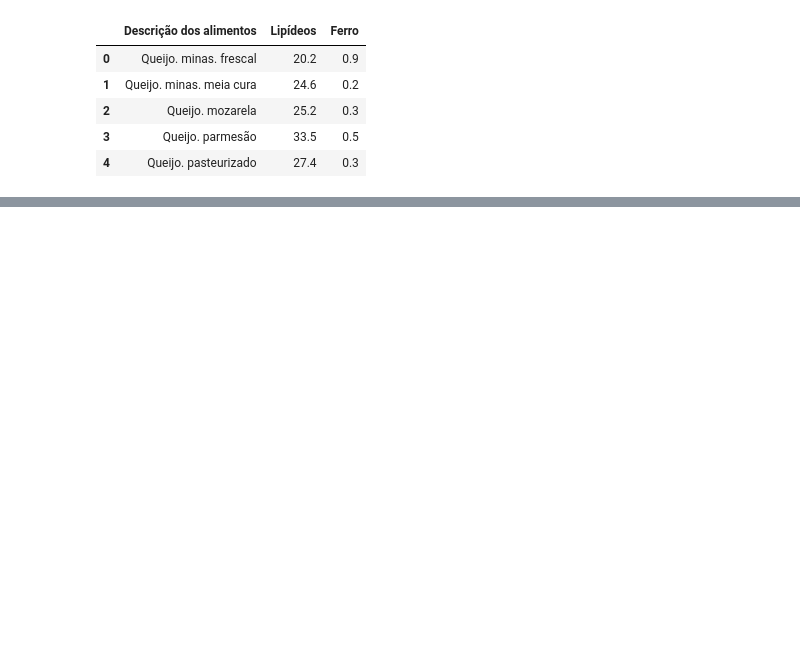
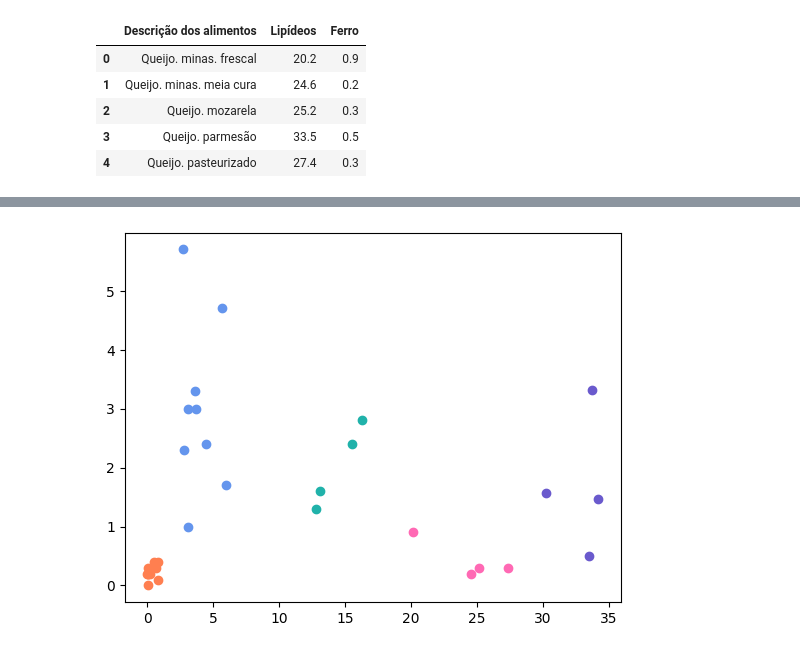
Before and after one commit to diegonogare/MachineLearning, a Jupyter notebook: 4.2_KMeans_Alimento.ipynb, the cells around one changed output, grey strips where cells are left out. Cells and saved outputs as stored; diff of their text form; code cells hidden in the pictures; blank space fills up the shorter version.

```diff
--- a/4.2_KMeans_Alimento.ipynb
+++ b/4.2_KMeans_Alimento.ipynb
@@ -47,2 +52,3 @@ plt.scatter(dados['Lipídeos'],dados['Ferro'])
 # %%
-cluster = KMeans(n_clusters=4).fit_predict(dados[['Lipídeos','Ferro']])
+#cluster = KMeans(n_clusters=4).fit(dados[['Lipídeos','Ferro']])
+cluster = KMeans(n_clusters=5).fit(dados[['Lipídeos','Ferro']])
@@ -54,0 +67,5 @@ plt.scatter(dados['Lipídeos'], dados['Ferro'], c=cluster)
+# %%
+dados2=dados
+dados2['clusters'] = cluster.labels_
+
+print(dados2)
@@ -54,0 +90,8 @@ plt.scatter(dados['Lipídeos'], dados['Ferro'], c=cluster)
+# %%
+cores = {0:'cornflowerblue',1:'slateblue',2:'lightseagreen',3:'coral',4:'hotpink'}
+
+for grupo in dados2['clusters'].unique():
+    tmp = dados2[dados2['clusters'] == grupo]
+    plt.scatter(tmp['Lipídeos'], tmp['Ferro'], color=cores[grupo] )
+# %% [output]
+[figure, added]
```
Also changed, not shown: parts of 15 cells of this notebook.
